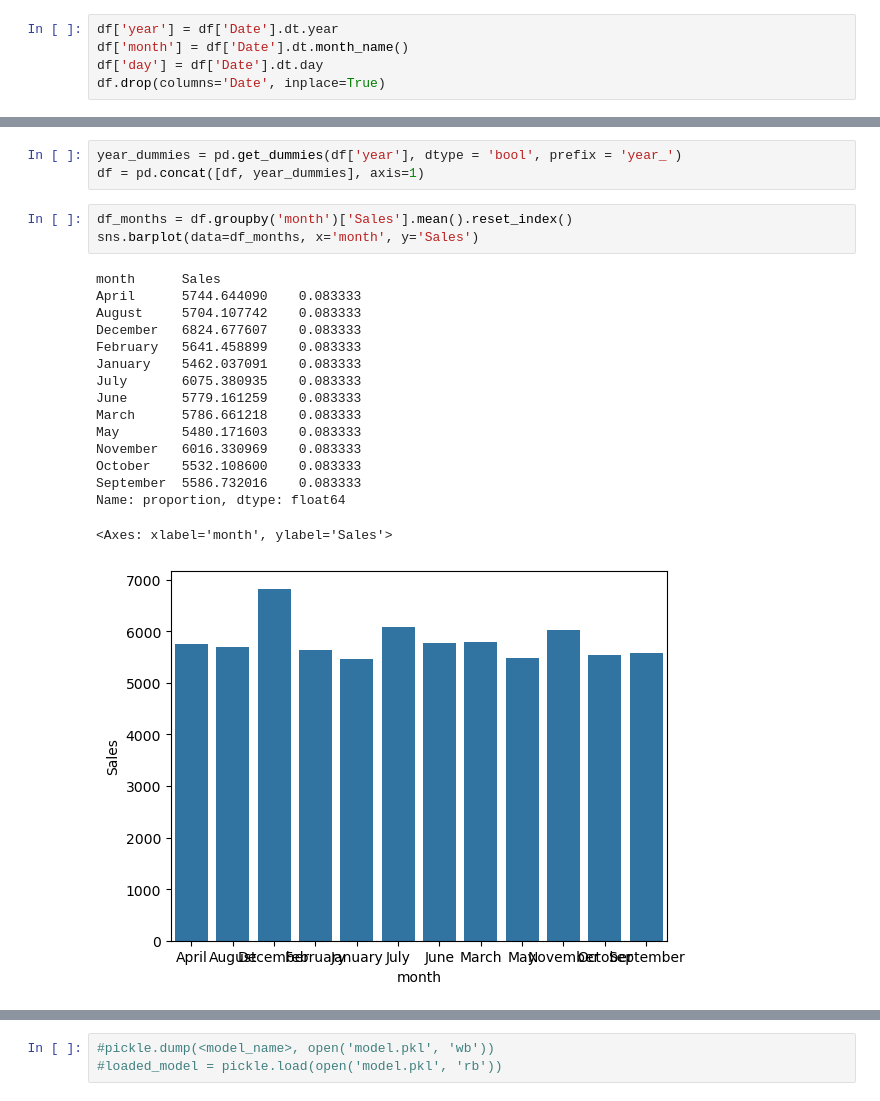
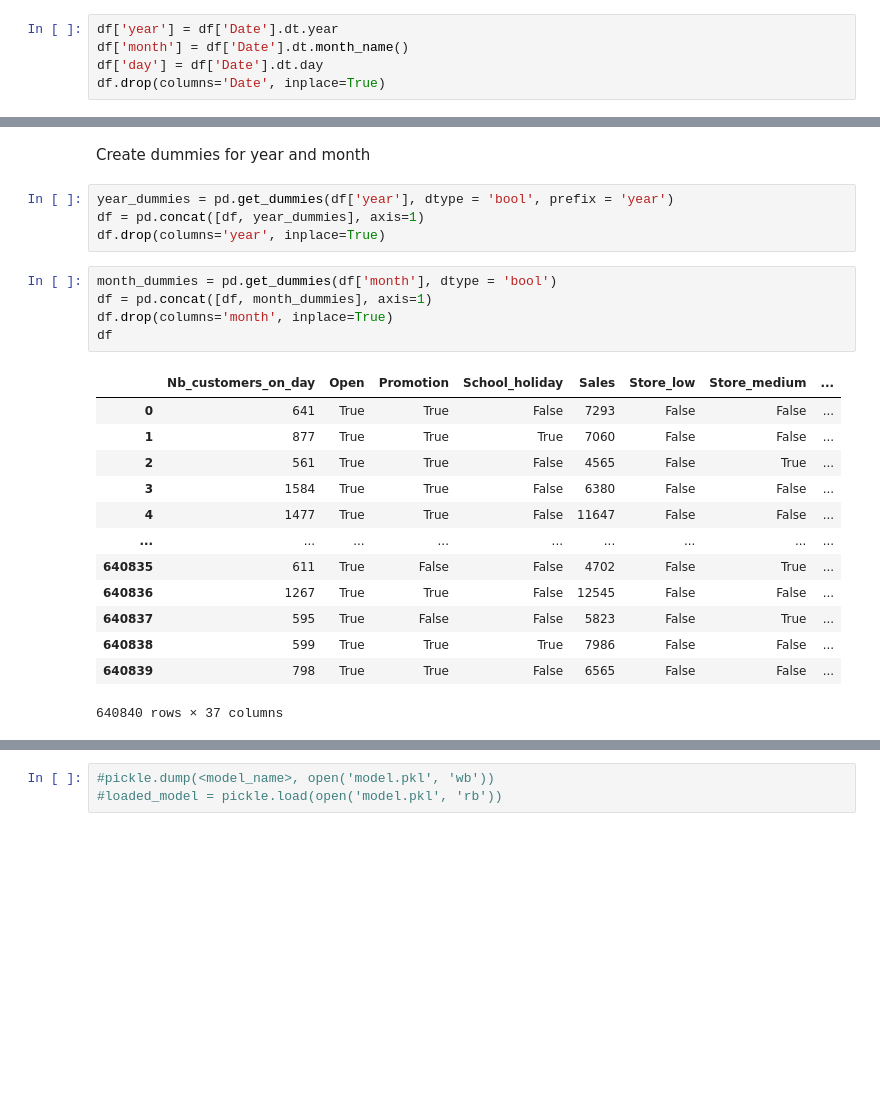
Before and after one commit to arnaurr94/IronKaggle, a Jupyter notebook: notebook.ipynb, the cells around one changed output, grey strips where cells are left out. Saved outputs shown, nothing was run; the diff lists cells and outputs as text; blank space fills up the shorter version.

```diff
--- a/notebook.ipynb
+++ b/notebook.ipynb
@@ -145,23 +118,25 @@ df
+# %% [markdown]
+Create dummies for year and month
 # %%
-year_dummies = pd.get_dummies(df['year'], dtype = 'bool', prefix = 'year_')
+year_dummies = pd.get_dummies(df['year'], dtype = 'bool', prefix = 'year')
 df = pd.concat([df, year_dummies], axis=1)
+df.drop(columns='year', inplace=True)
 # %%
-df_months = df.groupby('month')['Sales'].mean().reset_index()
-sns.barplot(data=df_months, x='month', y='Sales')
+month_dummies = pd.get_dummies(df['month'], dtype = 'bool')
+df = pd.concat([df, month_dummies], axis=1)
+df.drop(columns='month', inplace=True)
+df
 # %% [output]
+|  | Nb_customers_on_day | Open | Promotion | School_holiday | Sales | Store_low | Store_medium | ... |
+| 0 | 641 | True | True | False | 7293 | False | False | ... |
+| 1 | 877 | True | True | True | 7060 | False | False | ... |
+| 2 | 561 | True | True | False | 4565 | False | True | ... |
+| 3 | 1584 | True | True | False | 6380 | False | False | ... |
+| 4 | 1477 | True | True | False | 11647 | False | False | ... |
+| ... | ... | ... | ... | ... | ... | ... | ... | ... |
+| 640835 | 611 | True | False | False | 4702 | False | True | ... |
+| 640836 | 1267 | True | True | False | 12545 | False | False | ... |
+| 640837 | 595 | True | False | False | 5823 | False | True | ... |
+| 640838 | 599 | True | True | True | 7986 | False | False | ... |
+| 640839 | 798 | True | True | False | 6565 | False | False | ... |
-month      Sales
-April      5744.644090    0.083333
-August     5704.107742    0.083333
-December   6824.677607    0.083333
-February   5641.458899    0.083333
-January    5462.037091    0.083333
-July       6075.380935    0.083333
-June       5779.161259    0.083333
-March      5786.661218    0.083333
-May        5480.171603    0.083333
-November   6016.330969    0.083333
-October    5532.108600    0.083333
-September  5586.732016    0.083333
-Name: proportion, dtype: float64
+640840 rows × 37 columns
-<Axes: xlabel='month', ylabel='Sales'>
-[figure, removed]
```
Also changed, not shown: parts of 20 cells of this notebook.
